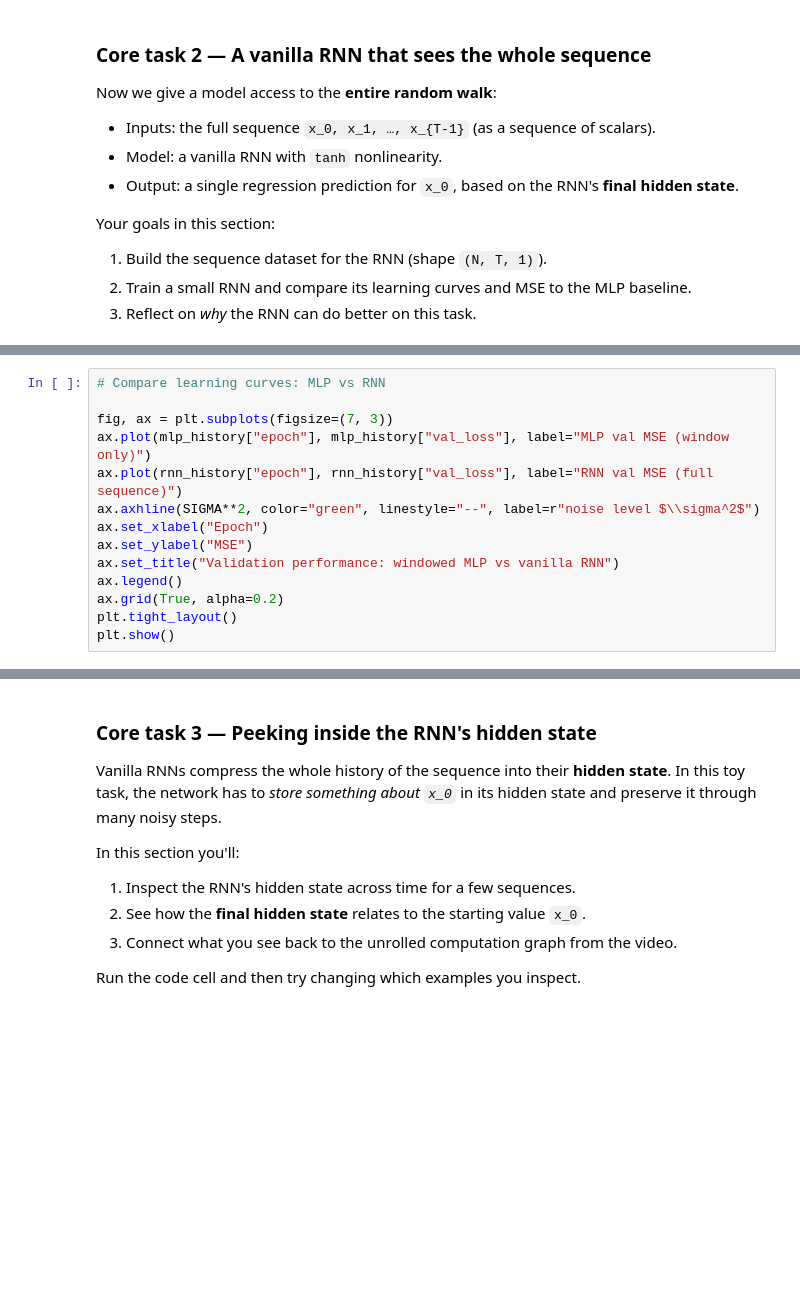
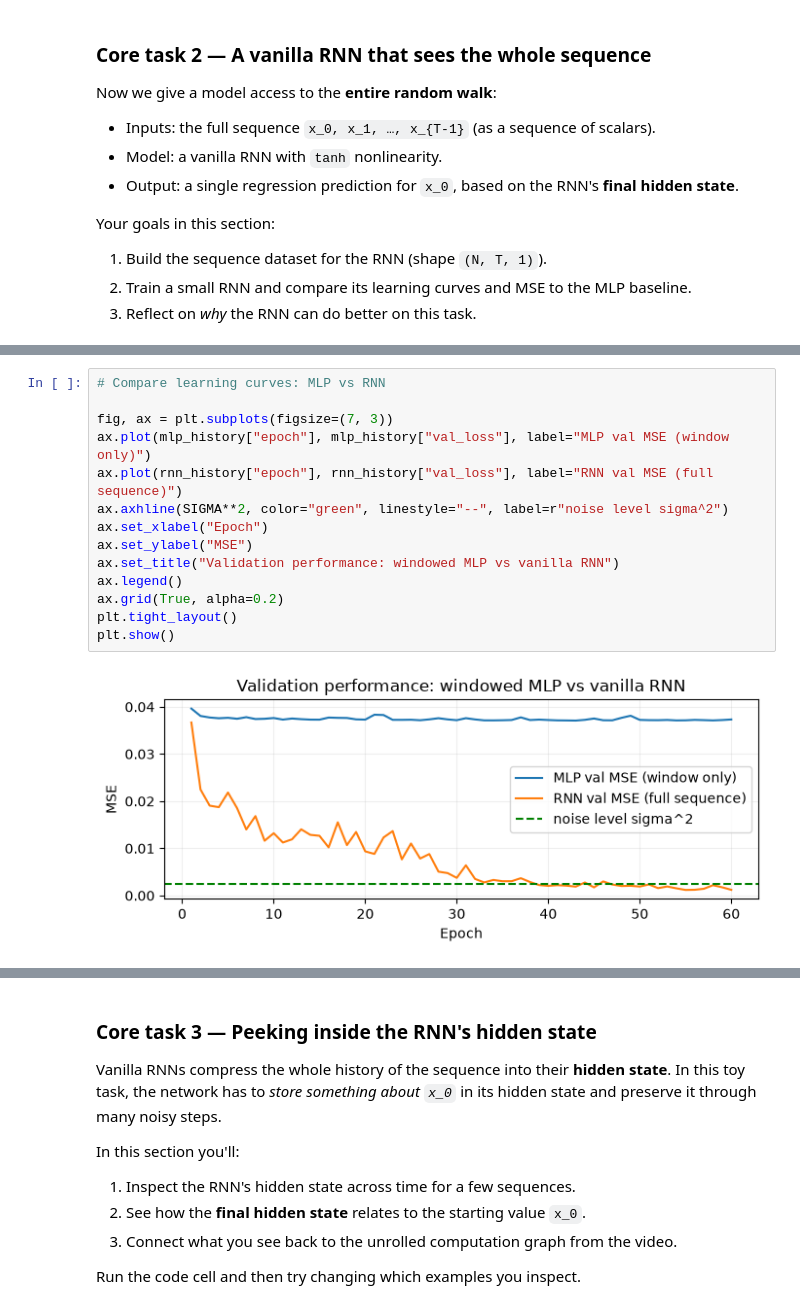
Before and after one commit to YanruiWang/CSCI3151_note, a Jupyter notebook: m48.ipynb, the cells around one changed output, grey strips where cells are left out. Saved outputs shown, nothing was run; the diff lists cells and outputs as text; blank space fills up the shorter version.

```diff
--- a/m48.ipynb
+++ b/m48.ipynb
@@ -330,17 +401,19 @@ rnn_history.tail()
 # %%
 # Compare learning curves: MLP vs RNN
 
 fig, ax = plt.subplots(figsize=(7, 3))
 ax.plot(mlp_history["epoch"], mlp_history["val_loss"], label="MLP val MSE (window only)")
 ax.plot(rnn_history["epoch"], rnn_history["val_loss"], label="RNN val MSE (full sequence)")
-ax.axhline(SIGMA**2, color="green", linestyle="--", label=r"noise level $\\sigma^2$")
+ax.axhline(SIGMA**2, color="green", linestyle="--", label=r"noise level sigma^2")
 ax.set_xlabel("Epoch")
 ax.set_ylabel("MSE")
 ax.set_title("Validation performance: windowed MLP vs vanilla RNN")
 ax.legend()
 ax.grid(True, alpha=0.2)
 plt.tight_layout()
 plt.show()
+# %% [output]
+[figure, added]
 # %%
 # Evaluate RNN on train / val / test sets
 
```
Also changed, not shown: parts of 15 cells of this notebook, 4 other files.
